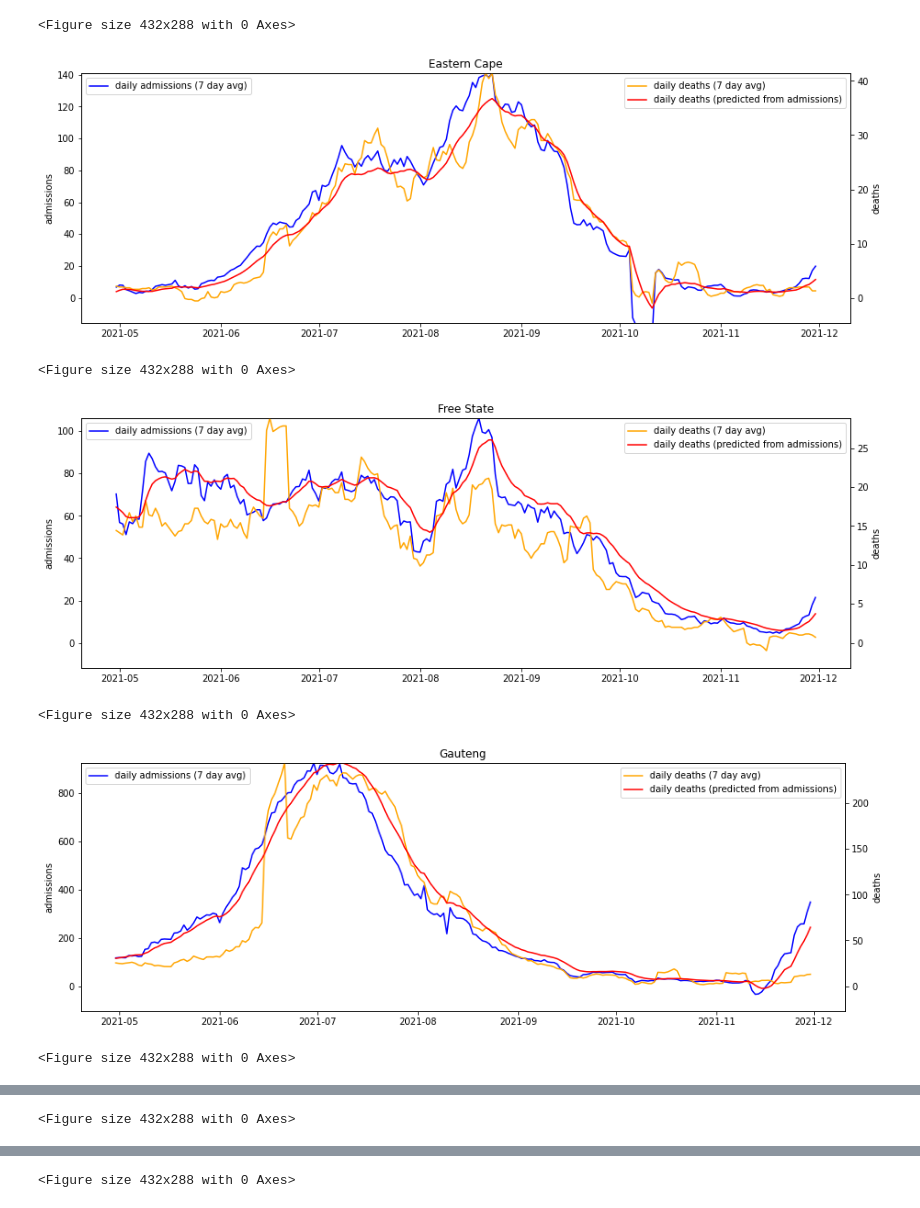
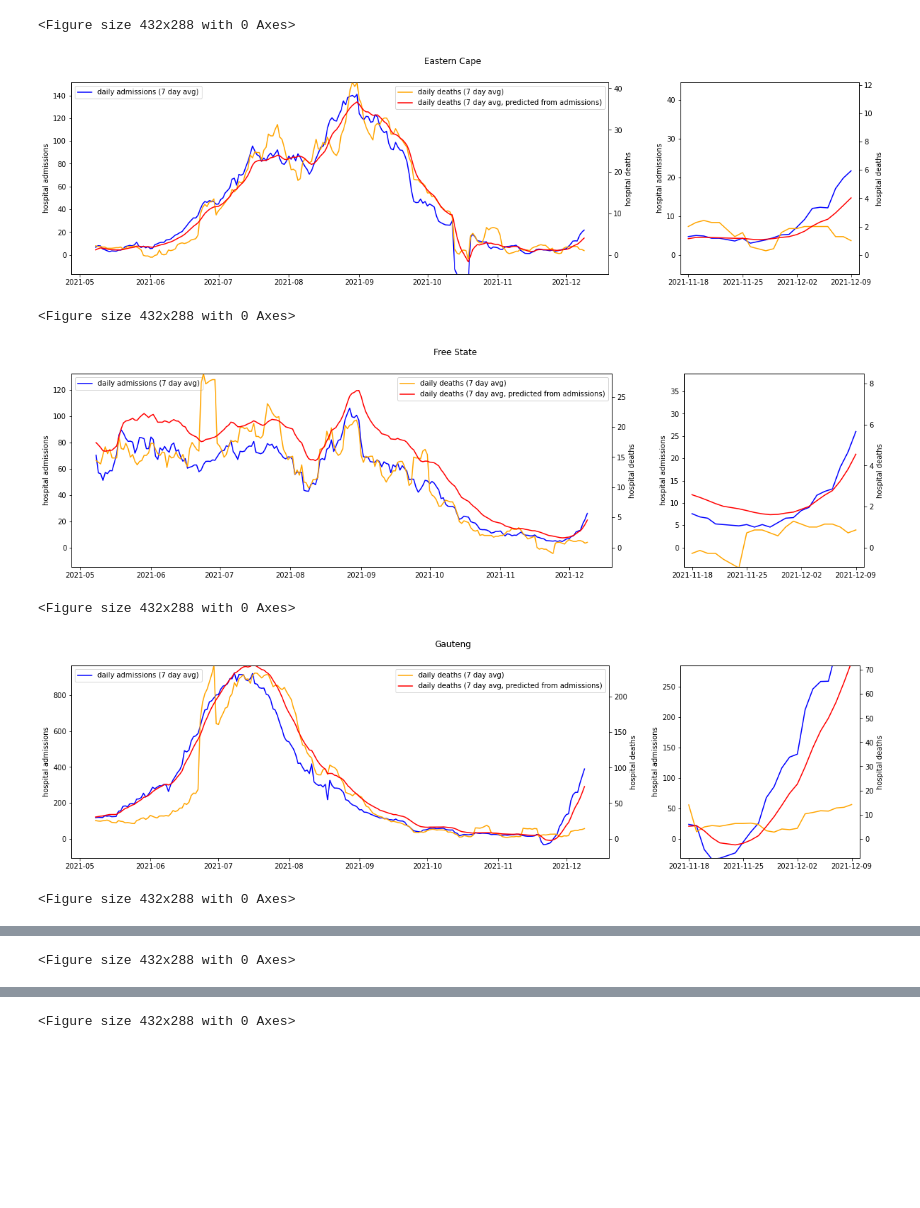
Before and after one commit to nicfreeman1209/covid-19, a Jupyter notebook: South Africa O/alex/graphs.ipynb, the cells around one changed output, grey strips where cells are left out. Cells and saved outputs as stored; diff of their text form; code cells hidden in the pictures; blank space fills up the shorter version.

```diff
--- a/South Africa O/alex/graphs.ipynb
+++ b/South Africa O/alex/graphs.ipynb
@@ -38,12 +40,20 @@ xs = []
 y_admiss = {}
 y_died = {}
 
+excludedDates = [
+    "2020-05-25",
+    "2020-05-24",
+    "2021-11-23",
+    #"2021-11-01",
+    #"2021-10-14",
+]
+
 for province in provinces:
     xs = []
     _y_admiss_cum = []
     _y_died_cum = []
     for date, _d in data.items():
-        if date=="2020-05-25" or date=="2020-05-24" or date=="2021-11-23":
+        if date in excludedDates:
             continue
         d = data[date][province]
         x_date = datetime.datetime.strptime(date, '%Y-%m-%d')
@@ -60,7 +70,7 @@ for province in provinces:
 
     y_admiss[province] = np.flip(N_avg(_y_admiss)[7:])
     y_died[province] = np.flip(N_avg(_y_died)[7:])
-    xs = np.flip(xs[8:])
+    xs = np.flip(xs)[8:]
 
     plt.clf()
     fig, ax1 = plt.subplots(1,1, figsize=(15,5))
@@ -166,30 +180,57 @@ print(np.sum(v_avg))
 # %%
+def diff_axis(scale, ax1, ax2):
+    _,l1 = ax1.get_ylim()
+    _,l2 = ax2.get_ylim()
+    d1 = np.array(ax1.lines[0].get_ydata())
+    d2 = np.array(ax2.lines[0].get_ydata())
+    return np.mean(np.abs(d1/scale-d2))
+
+def match_axis(ax1, ax2):
+    scale = scipy.optimize.minimize(diff_axis, 1, args=(ax1,ax2))
+    _,l2 = ax2.get_ylim()
+    ax1.set_ylim(0,l2*scale.x)
+    return scale.x
+
 for province in provinces:
     plt.clf()
     true, pred = _g(v_avg, y_admiss[province], y_died[province])
     x = xs[-len(true):]
 
     plt.clf()
-    fig, ax1 = plt.subplots(1,1, figsize=(15,5))
+    fig, axes = plt.subplots(1,2, figsize=(20,5), gridspec_kw={'width_ratios':[3,1]})
+    ax1,ax3 = axes
     ax2 = ax1.twinx()
     ax1.plot(x, y_admiss[province][-len(true):], label="daily admissions (7 day avg)", color="blue")
     ax2.plot(x, y_died[province][-len(true):], label="daily deaths (7 day avg)", color="orange")
-    ax2.plot(x, pred, label="daily deaths (predicted from admissions)", color="red")
-    plt.title(province)
+    ax2.set_ylim(0,np.max(y_died[province]))
+    twinScale = match_axis(ax1, ax2)
+    ax2.plot(x, pred, label="daily deaths (7 day avg, predicted from admissions)", color="red")
+    prev_days = 21
+    scale = prev_days / len(x) * 3
+    ax4 = ax3.twinx()
+    ax3.plot(x[-prev_days:], y_admiss[province][-prev_days:], color="blue")
+    ax4.plot(x[-prev_days:], y_died[province][-prev_days:], color="orange")
+    ax4.plot(x[-prev_days:], pred[-prev_days:], color="red")
+    ax4.set_ylim(0,np.max(y_died[province])*scale)
+    ax3.set_ylim(0,np.max(y_died[province])*scale * twinScale)
+    ax4.xaxis.set_major_locator(MultipleLocator(7))
     ax1.legend(loc="upper left")
     ax2.legend(loc="upper right")
-    ax1.set_ylim(0,np.max(y_admiss[province]))
-    ax2.set_ylim(0,np.max(y_died[province]))
-    ax1.set_ylabel("admissions")
-    ax2.set_ylabel("deaths")
+    ax1.set_ylabel("hospital admissions")
+    ax2.set_ylabel("hospital deaths")
+    ax3.set_ylabel("hospital admissions")
+    ax4.set_ylabel("hospital deaths")
     mpl_axes_aligner.align.yaxes(ax1, 0, ax2, 0, 0.1)
+    mpl_axes_aligner.align.yaxes(ax1, 0, ax3, 0, 0.1)
+    mpl_axes_aligner.align.yaxes(ax1, 0, ax4, 0, 0.1)
+    plt.suptitle(province)
     plt.savefig(province+"_pred.png", bbox_inches='tight', facecolor='white', transparent=False)
     plt.show()
 # %% [output]
 <Figure size 432x288 with 0 Axes>
-[figure, old version]
+[figure, new version]
 <Figure size 432x288 with 0 Axes>
-[figure, old version]
+[figure, new version]
 <Figure size 432x288 with 0 Axes>
-[figure, old version]
+[figure, new version]
 <Figure size 432x288 with 0 Axes>
```
Also changed, not shown: parts of 6 cells of this notebook, 1 other file.
